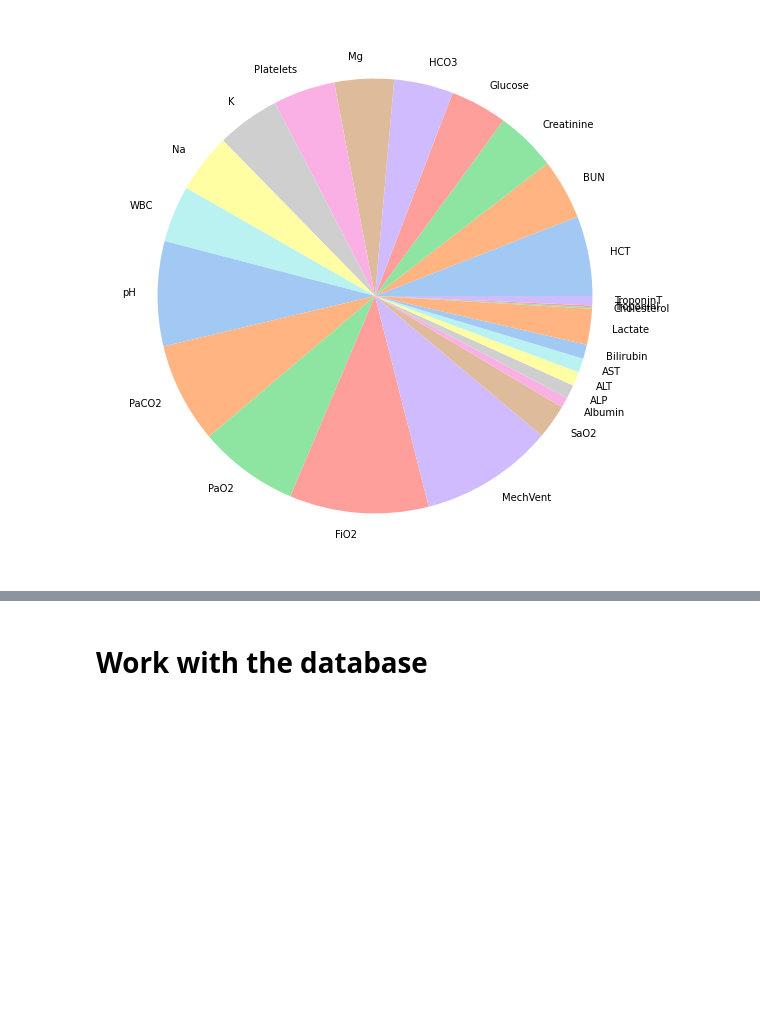
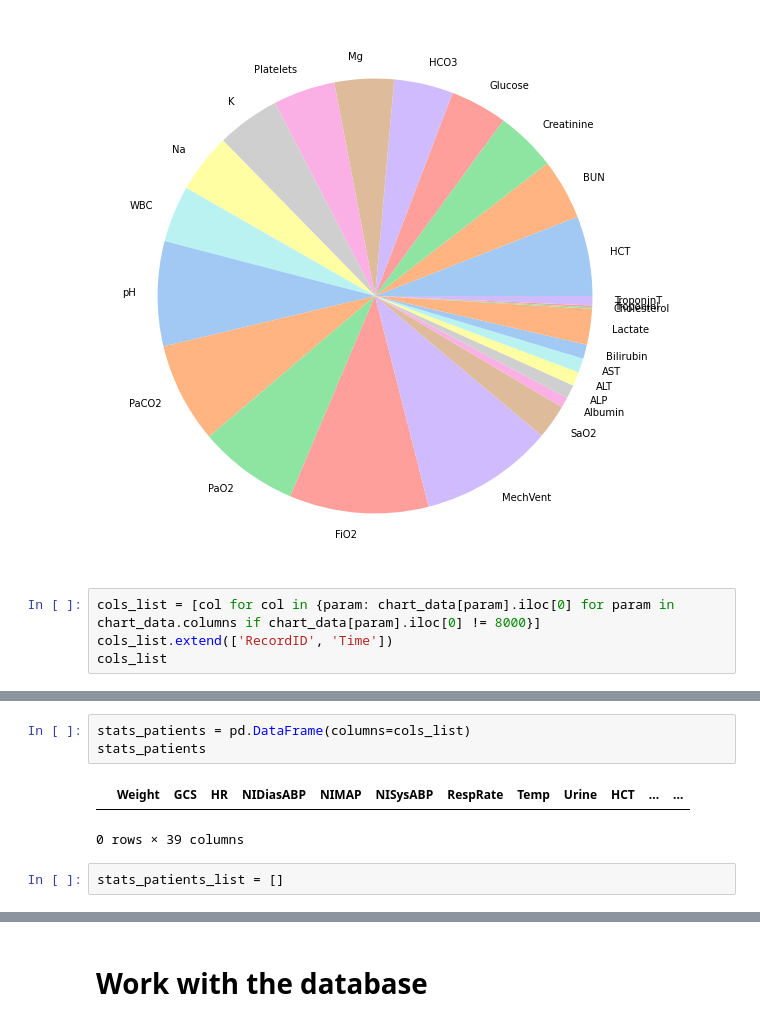
Before and after one commit to SavaFeeD/intensive-care-unit, a Jupyter notebook: training.ipynb, the cells around one changed output, grey strips where cells are left out. Saved outputs shown, nothing was run; the diff lists cells and outputs as text; blank space fills up the shorter version.

```diff
--- a/training.ipynb
+++ b/training.ipynb
@@ -210,3 +224,7 @@ plt.pie(cd.values.tolist()[0], labels=cd.columns, colors=colors)
 plt.show()
 # %% [output]
 [figure]
+# %%
+cols_list = [col for col in {param: chart_data[param].iloc[0] for param in chart_data.columns if chart_data[param].iloc[0] != 8000}]
+cols_list.extend(['RecordID', 'Time'])
+cols_list
@@ -212,0 +249,8 @@ plt.show()
+# %%
+stats_patients = pd.DataFrame(columns=cols_list)
+stats_patients
+# %% [output]
+|  | Weight | GCS | HR | NIDiasABP | NIMAP | NISysABP | RespRate | Temp | Urine | HCT | ... | ... |
+0 rows × 39 columns
+# %%
+stats_patients_list = []
```
Also changed, not shown: parts of 10 cells of this notebook, 1 other file.
